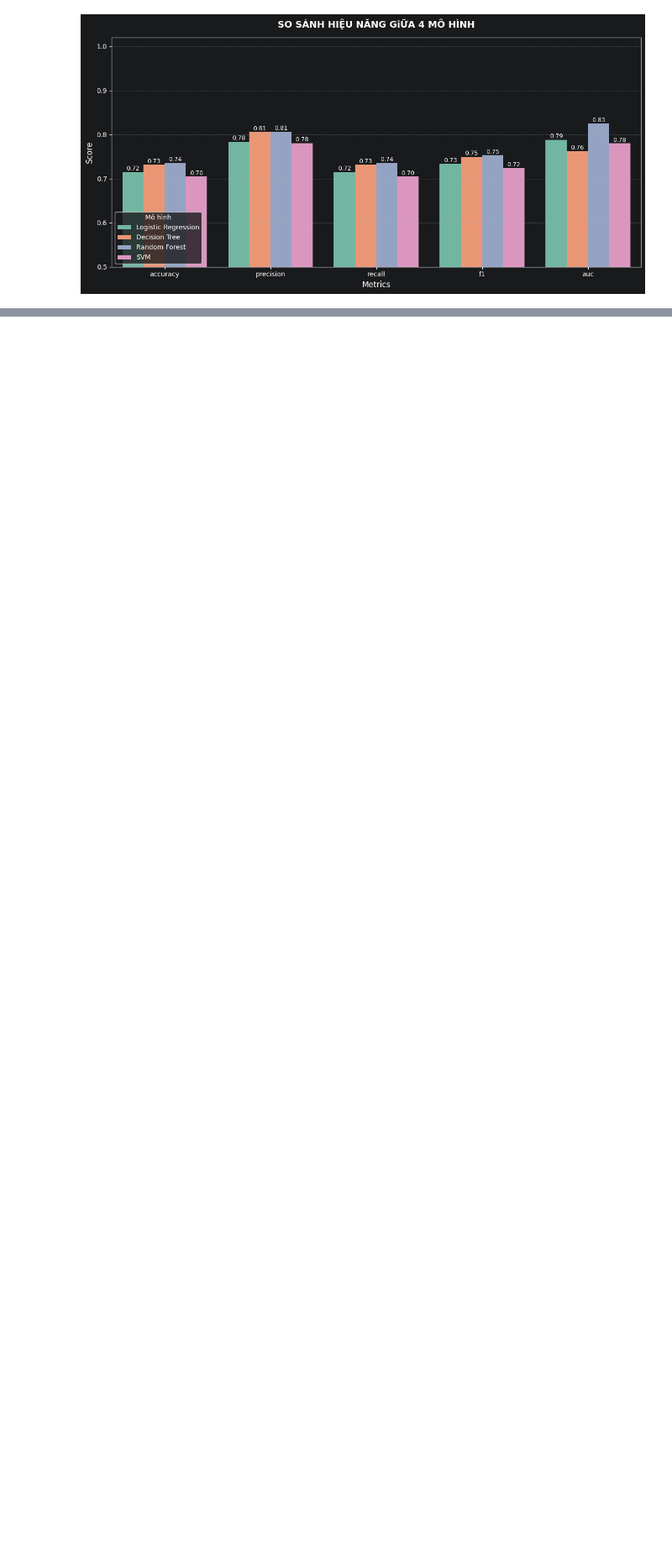
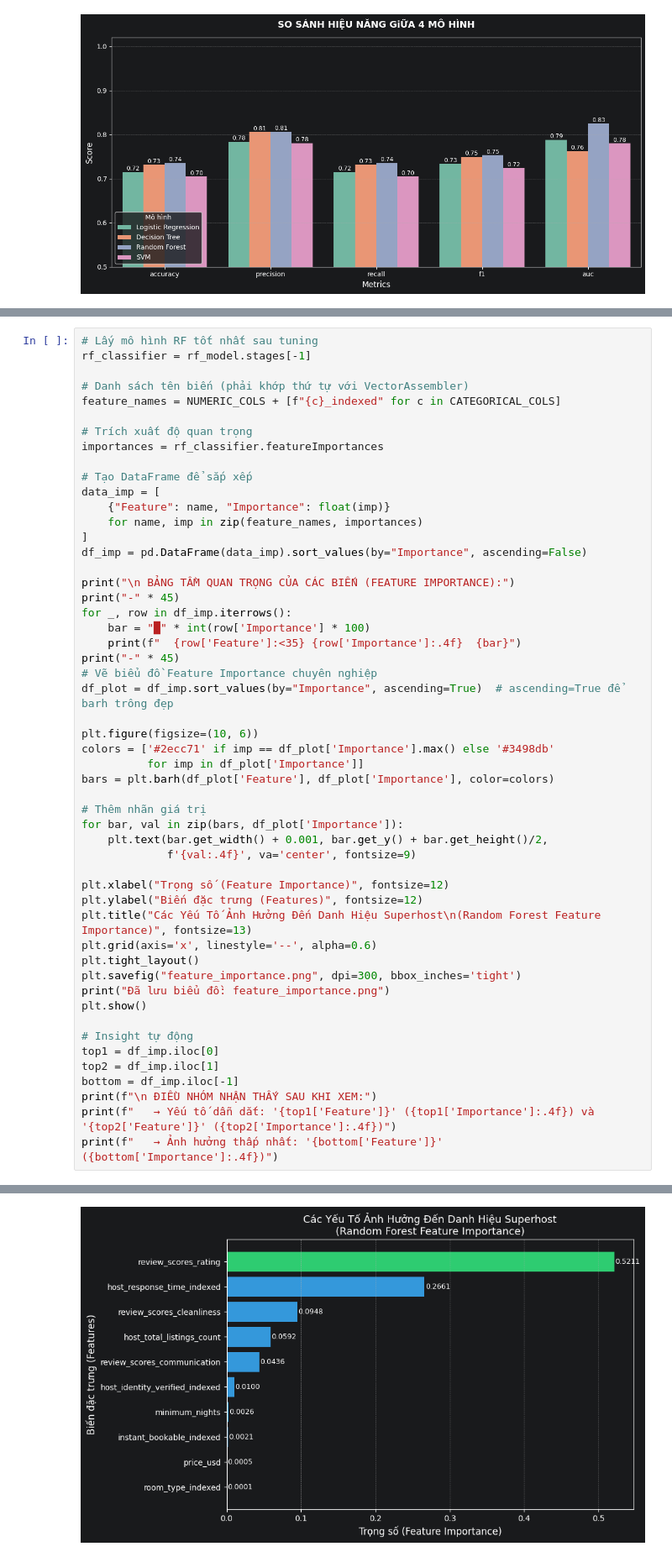
Before and after one commit to nhupham31231022752/N17_DuLieuLonVaUngDung, a Jupyter notebook: src/Airbnb_SparkML.ipynb, the cells around one changed output, grey strips where cells are left out. Shown at 84% size. Drawn from its saved outputs; the diff is of its cells as text; blank space fills up the shorter version.

```diff
--- a/src/Airbnb_SparkML.ipynb
+++ b/src/Airbnb_SparkML.ipynb
@@ -672,3 +672,56 @@ plt.tight_layout()
 plt.show()
 # %% [output]
 [figure]
+# %%
+# Lấy mô hình RF tốt nhất sau tuning
+rf_classifier = rf_model.stages[-1]
+
+# Danh sách tên biến (phải khớp thứ tự với VectorAssembler)
+feature_names = NUMERIC_COLS + [f"{c}_indexed" for c in CATEGORICAL_COLS]
+
+# Trích xuất độ quan trọng
+importances = rf_classifier.featureImportances
+
+# Tạo DataFrame để sắp xếp
+data_imp = [
+    {"Feature": name, "Importance": float(imp)}
+    for name, imp in zip(feature_names, importances)
+]
+df_imp = pd.DataFrame(data_imp).sort_values(by="Importance", ascending=False)
+
+print("\n BẢNG TẦM QUAN TRỌNG CỦA CÁC BIẾN (FEATURE IMPORTANCE):")
+print("-" * 45)
+for _, row in df_imp.iterrows():
+    bar = "█" * int(row['Importance'] * 100)
+    print(f"  {row['Feature']:<35} {row['Importance']:.4f}  {bar}")
+print("-" * 45)
+# Vẽ biểu đồ Feature Importance chuyên nghiệp
+df_plot = df_imp.sort_values(by="Importance", ascending=True)  # ascending=True để barh trông đẹp
+
+plt.figure(figsize=(10, 6))
+colors = ['#2ecc71' if imp == df_plot['Importance'].max() else '#3498db'
+          for imp in df_plot['Importance']]
+bars = plt.barh(df_plot['Feature'], df_plot['Importance'], color=colors)
+
+# Thêm nhãn giá trị
+for bar, val in zip(bars, df_plot['Importance']):
+    plt.text(bar.get_width() + 0.001, bar.get_y() + bar.get_height()/2,
+             f'{val:.4f}', va='center', fontsize=9)
+
+plt.xlabel("Trọng số (Feature Importance)", fontsize=12)
+plt.ylabel("Biến đặc trưng (Features)", fontsize=12)
+plt.title("Các Yếu Tố Ảnh Hưởng Đến Danh Hiệu Superhost\n(Random Forest Feature Importance)", fontsize=13)
+plt.grid(axis='x', linestyle='--', alpha=0.6)
+plt.tight_layout()
+plt.savefig("feature_importance.png", dpi=300, bbox_inches='tight')
+print("Đã lưu biểu đồ: feature_importance.png")
+plt.show()
+
+# Insight tự động
+top1 = df_imp.iloc[0]
+top2 = df_imp.iloc[1]
+bottom = df_imp.iloc[-1]
+print(f"\n ĐIỀU NHÓM NHẬN THẤY SAU KHI XEM:")
+print(f"   → Yếu tố dẫn dắt: '{top1['Feature']}' ({top1['Importance']:.4f}) và '{top2['Feature']}' ({top2['Importance']:.4f})")
+print(f"   → Ảnh hưởng thấp nhất: '{bottom['Feature']}' ({bottom['Importance']:.4f})")
+# %% [output]
@@ -674,0 +742 @@ plt.show()
+[figure, added]
```
Also changed, not shown: parts of 8 cells of this notebook.
